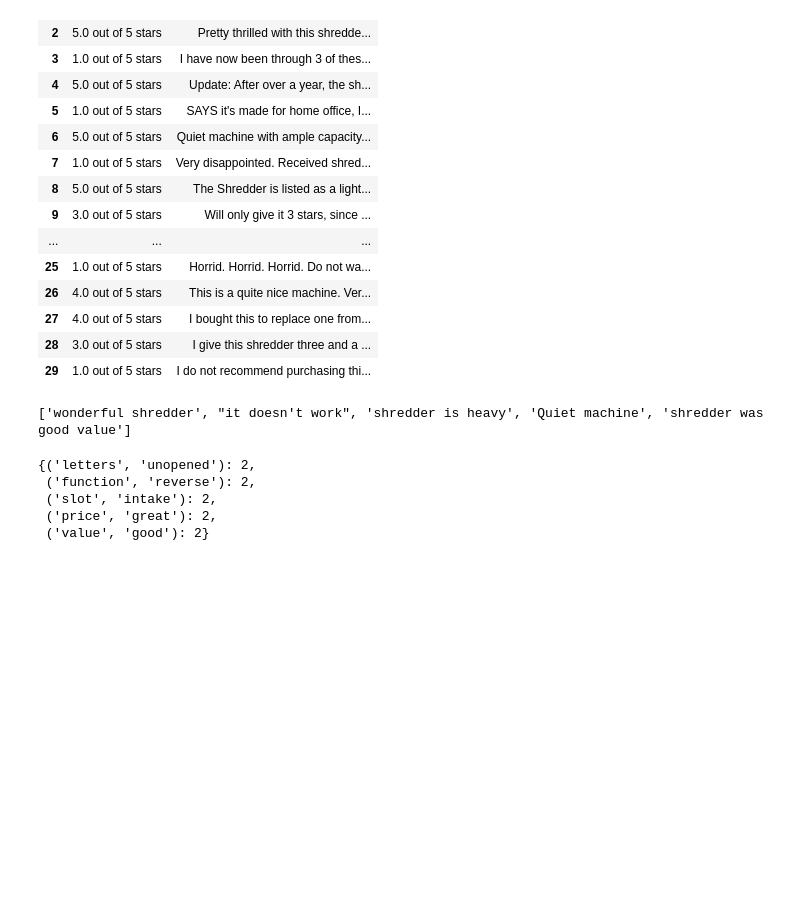
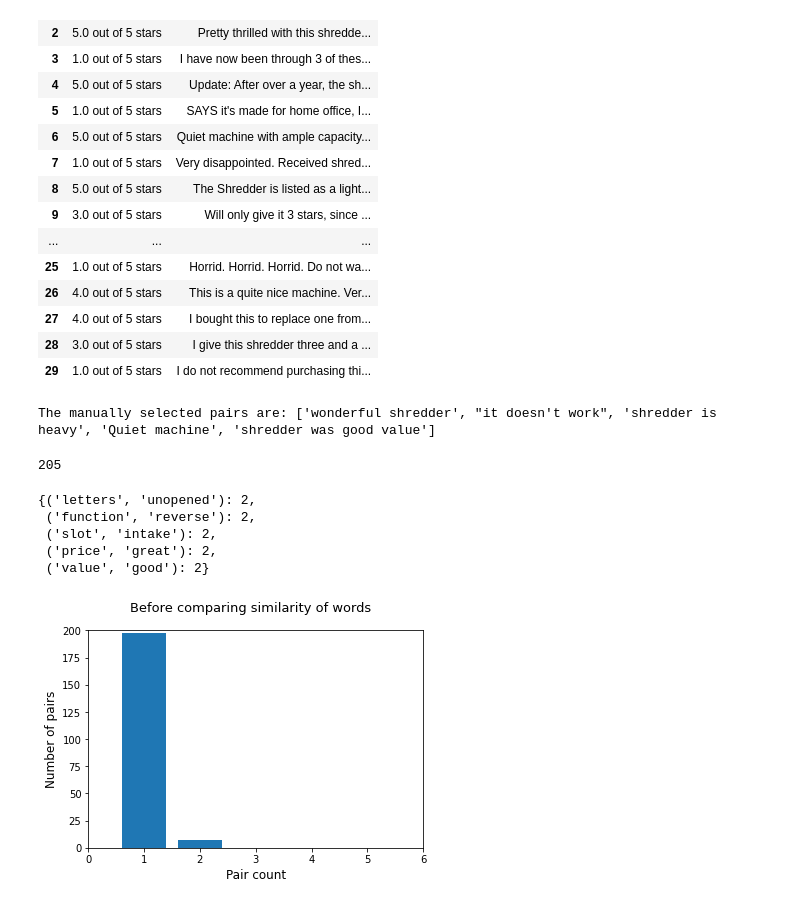
Before and after one commit to TanShengRong/CECZ4045, a Jupyter notebook: question_3_2/q3_2.ipynb, the cells around one changed output. Saved outputs shown, nothing was run; the diff lists cells and outputs as text; code cells hidden in the pictures; blank space fills up the shorter version.

Commit message:
correct similarity extractn algo
add before similarity jpg

```diff
--- a/question_3_2/q3_2.ipynb
+++ b/question_3_2/q3_2.ipynb
@@ -36,6 +37,6 @@ df
 # %%
 #=== Manually selected pairs ===#
 manual_pairs = ["wonderful shredder", "it doesn't work", "shredder is heavy", "Quiet machine", "shredder was good value"]
-print(manual_pairs)
+print('The manually selected pairs are:', manual_pairs)
 # %% [output]
-['wonderful shredder', "it doesn't work", 'shredder is heavy', 'Quiet machine', 'shredder was good value']
+The manually selected pairs are: ['wonderful shredder', "it doesn't work", 'shredder is heavy', 'Quiet machine', 'shredder was good value']
@@ -99,31 +43,9 @@ print(manual_pairs)
 # %%
 nlp = en_core_web_sm.load() # for ipynb
 noun_adj_pairs = {}
-for comment in enumerate(df['comment']):
-    doc = nlp(str(comment[1])) # change tuple to str for nlp
+for _, comment in enumerate(df['comment']):
+    doc = nlp(comment) # change tuple to str for nlp
     for sent in doc.sents:
-    #     for possible_noun in sent:
-    #         if possible_noun.pos_ == 'NOUN' or possible_noun.pos_ == 'PROPN':
-    #             for _ in possible_noun.children:
-    #                 # 'clausal modifier of noun (adjectival clause)'
-    #                 if _.dep_ == 'acl':
-    #                     possible_noun_phrase = _.text + ' ' + possible_noun.text
-    #                 else:
-    #                     possible_noun_phrase = possible_noun.text
-    #             for possible_adjective in possible_noun.children:
-    #                 if possible_adjective.pos_ == 'ADJ':
-    #                     # 'adjectival modifier'
-    #                     for _ in possible_adjective.children:
-    #                         if _.dep_ == 'amod':
-    #                             possible_adjective_phrase = _.text + possible_adjective.text
-    #                         else:
-    #                             possible_adjective_phrase = possible_adjective.text
-    #                     # pair = (possible_noun.text.lower(), possible_adjective.text.lower())
-    #                     pair = (possible_noun_phrase.lower(), possible_adjective_phrase.lower())
-    #                     if pair not in noun_adj_pairs:
-    #                         noun_adj_pairs[pair] = 1
-    #                     else:
-    #                         noun_adj_pairs[pair] += 1
         for chunk in sent.noun_chunks:
             for possible_adjective in chunk.root.children:
                 if possible_adjective.pos_ == 'ADJ':
@@ -135,12 +57,32 @@ for comment in enumerate(df['comment']):
                         noun_adj_pairs[pair] = 1
                     else:
                         noun_adj_pairs[pair] += 1
+print(len(noun_adj_pairs))
 top_5_noun_adj_pairs = dict(Counter(noun_adj_pairs).most_common(5))
 top_5_noun_adj_pairs
 # %% [output]
-{('letters', 'unopened'): 2,
- ('function', 'reverse'): 2,
- ('slot', 'intake'): 2,
- ('price', 'great'): 2,
- ('value', 'good'): 2}
+205
+{('letters', 'unopened'): 2,
+ ('function', 'reverse'): 2,
+ ('slot', 'intake'): 2,
+ ('price', 'great'): 2,
+ ('value', 'good'): 2}
+# %%
+%matplotlib inline
+pair_counts = {}
+for val in noun_adj_pairs.values():
+    if val in pair_counts.keys():
+        pair_counts[val] += 1
+    else:
+        pair_counts[val] = 1
+fig = plt.figure()
+plt.bar(pair_counts.keys(), pair_counts.values())
+plt.axis([0, 6, 0, 200]) #xmin, xmax, ymin, ymax
+fig.suptitle('Before comparing similarity of words', fontsize=13)
+plt.xlabel('Pair count', fontsize=12)
+plt.ylabel('Number of pairs', fontsize=12)
+# plt.show()
+fig.savefig('before_similarity.jpg')
+# %% [output]
+[figure, added]
 # %%
```
Also changed, not shown: parts of 6 cells of this notebook, 2 other files.
